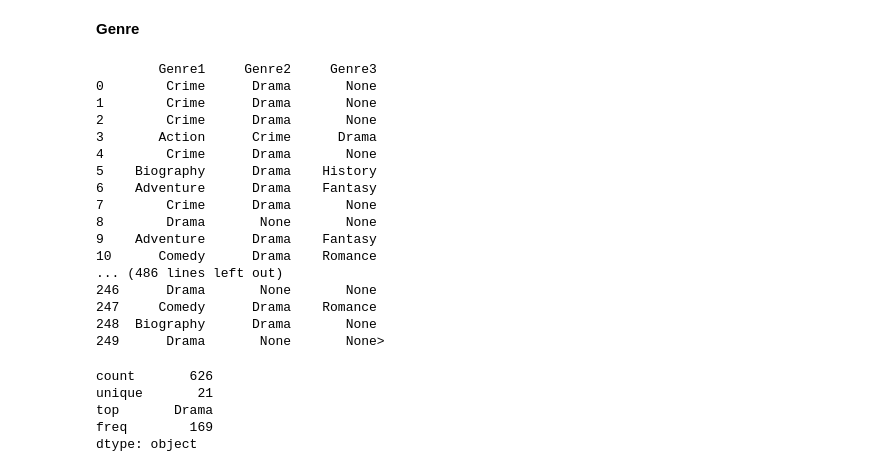
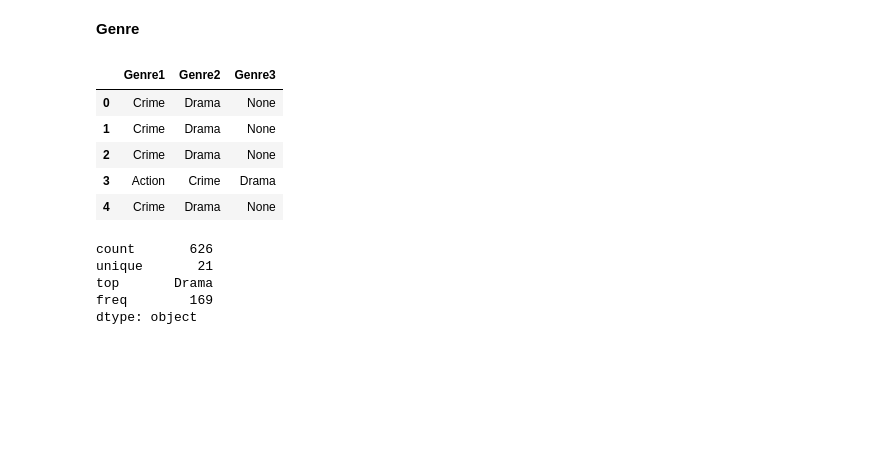
Before and after one commit to sierrafromcalifornia/Film-Analysis-Project, a Jupyter notebook: dsc-film-analysis-project.ipynb, the cells around one changed output. Cells and saved outputs as stored; diff of their text form; code cells hidden in the pictures; blank space fills up the shorter version.

```diff
--- a/dsc-film-analysis-project.ipynb
+++ b/dsc-film-analysis-project.ipynb
@@ -490,30 +486,18 @@ Now, let's isolate and separate the columns representing multiple values for eas
 # %%
 # split and separate the genres from our dataframe
 
 split_genre = df_topfilms['Genre'].str.split(", ")
 genre_data = split_genre.to_list()
 genre_names = ['Genre1', "Genre2", "Genre3"]
 genre_df = pd.DataFrame(genre_data, columns=genre_names)
-print(genre_df)
-print(genre_df.info)
+genre_df.head()
 # %% [output]
-        Genre1     Genre2     Genre3
-0        Crime      Drama       None
-1        Crime      Drama       None
-2        Crime      Drama       None
-3       Action      Crime      Drama
-4        Crime      Drama       None
-5    Biography      Drama    History
-6    Adventure      Drama    Fantasy
-7        Crime      Drama       None
-8        Drama       None       None
-9    Adventure      Drama    Fantasy
-10      Comedy      Drama    Romance
-... (486 lines left out)
-246      Drama       None       None
-247     Comedy      Drama    Romance
-248  Biography      Drama       None
-249      Drama       None       None>
+|  | Genre1 | Genre2 | Genre3 |
+| 0 | Crime | Drama | None |
+| 1 | Crime | Drama | None |
+| 2 | Crime | Drama | None |
+| 3 | Action | Crime | Drama |
+| 4 | Crime | Drama | None |
 # %%
 # concatenate into one column and drop null rows
 
```
Also changed, not shown: parts of 17 cells of this notebook.
